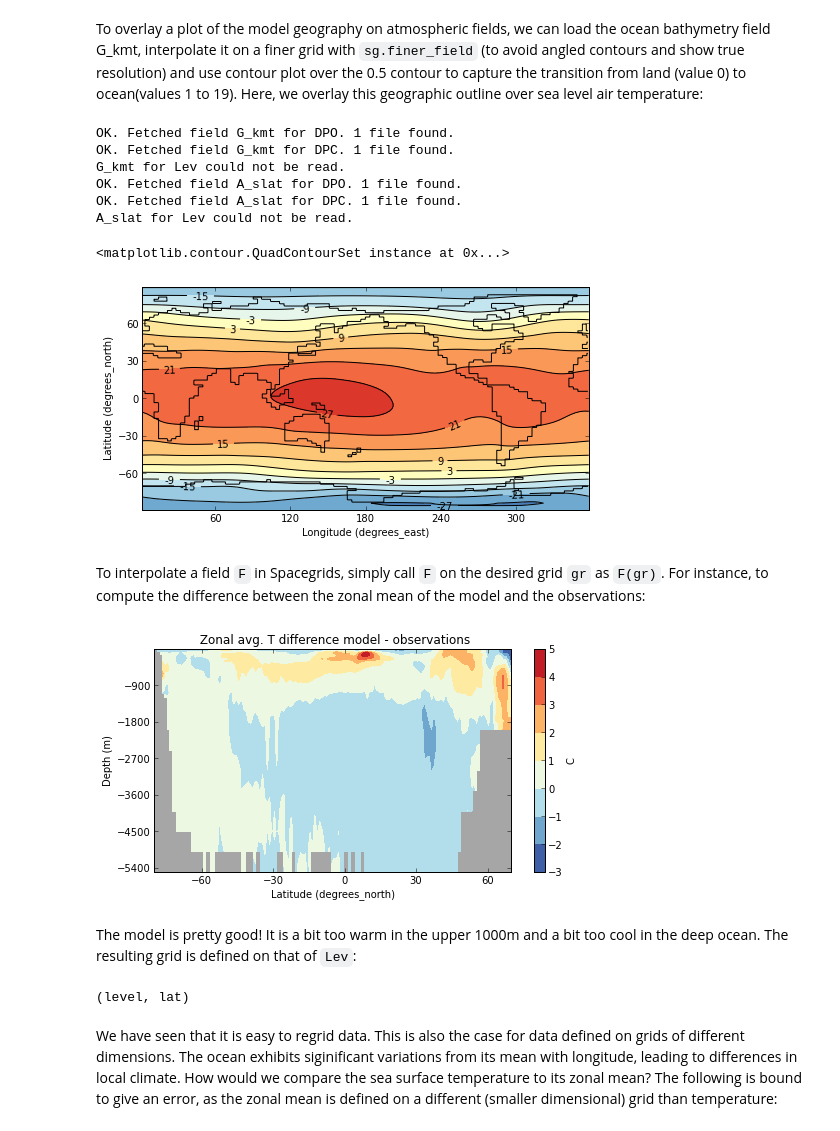
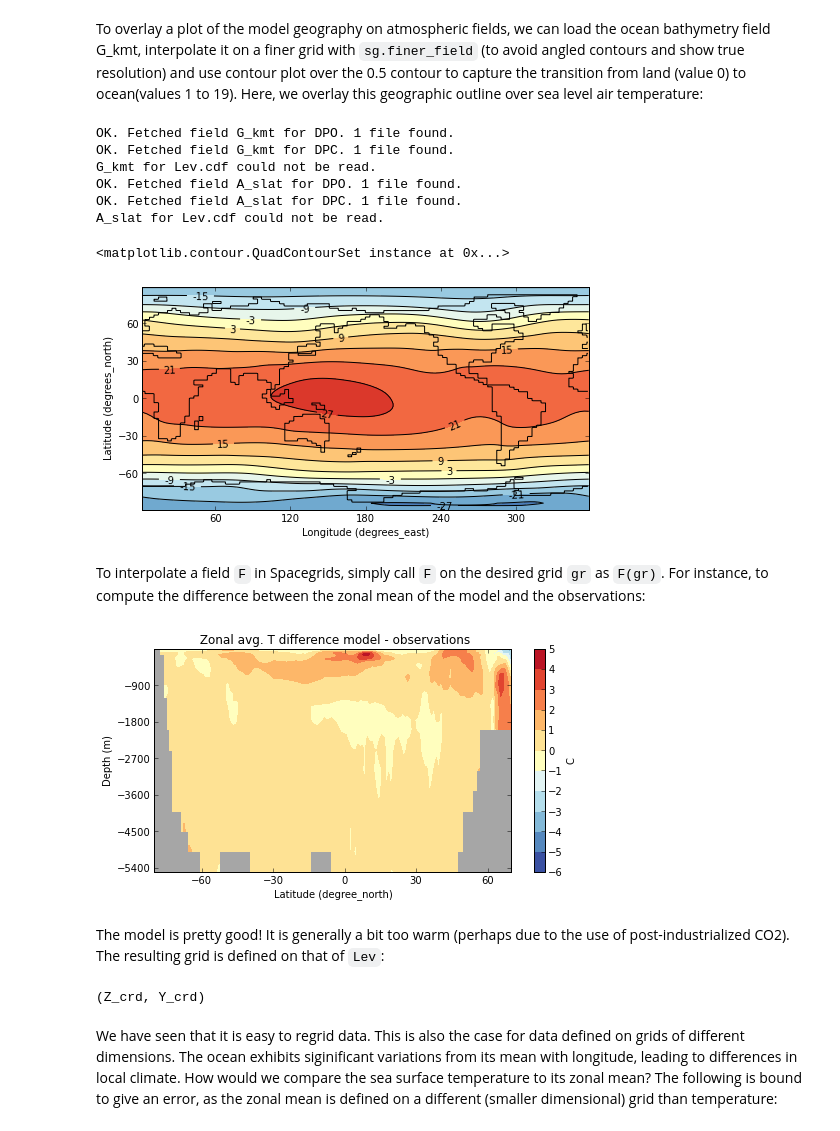
Before and after one commit to wsijp/spacegrids, a Jupyter notebook: Spacegrids.ipynb, the cells around one changed output. Drawn from its saved outputs; the diff is of its cells as text; code cells hidden in the pictures.

````diff
--- a/Spacegrids.ipynb
+++ b/Spacegrids.ipynb
@@ -24,4 +27,4 @@ figsize(8, 4)
 # %% [markdown]
 The info function returns a dictionary of all the available project names and their paths. Here, we have one project (named ```my_project```). Make sure there is at least one project listed when following these examples.
 # %%
-D = sg.info()
+D = sg.info_dict()
@@ -66,5 +68,5 @@ The ocean temperature field is now loaded into memory and associated with the pr
 # %% [markdown]
 Notice that ```O_temp``` has not been loaded for Lev. This is because the Netcdf file inside the ```Lev``` directory follows different naming conventions. Inspection of the Netcdf file in the ```Lev``` directory reveals that temperature is referred to as ```otemp```. To load it, we use:
 # %%
-P.load('otemp')
+P.load('theta')
 # %% [output]
@@ -75,7 +77,7 @@ OK. Fetched field otemp for Lev. 1 file found.
 Now all three temperature fields are loaded. We access the temperature fields of the ```DPO``` experiment and the observations ```Lev``` and test resulting field instances:
 # %%
 TEMP = P['DPO']['O_temp']
-TEMP2 = P['Lev']['otemp']
+TEMP2 = P['Lev.cdf']['theta']
 
 TEMP # a field
 # %% [output]
@@ -222,10 +220,10 @@ sg.contour(sg.finer_field(KMT), colors='k',levels=[0.5,]  )
 # %% [output]
 OK. Fetched field G_kmt for DPO. 1 file found.
 OK. Fetched field G_kmt for DPC. 1 file found.
-G_kmt for Lev could not be read.
+G_kmt for Lev.cdf could not be read.
 OK. Fetched field A_slat for DPO. 1 file found.
 OK. Fetched field A_slat for DPC. 1 file found.
-A_slat for Lev could not be read.
+A_slat for Lev.cdf could not be read.
 <matplotlib.contour.QuadContourSet instance at 0x...>
 [figure]
 # %% [markdown]
@@ -233,24 +231,24 @@
 # %%
 dmTEMP = mTEMP(mTEMP2.gr) - mTEMP2
 # %%
-cont_int = np.arange(-3.,6.,1.)
+cont_int = np.arange(-6.,6.,1.)
 cmap = mpl.cm.RdYlBu_r	# Colormap red yellow blue reversed
 pl1 = sg.contourf(dmTEMP,  levels = cont_int, cmap = cmap);
 
 clb = plt.colorbar(ticks = cont_int)
 clb.set_label(TEMP.units)
 plt.xlim([-80.,70.])
 plt.xticks([-60,-30,0,30,60])
 plt.ylabel('Depth (m)')
 tle = plt.title(' Zonal avg. T difference model - observations')
 # %% [output]
-[figure, old version]
+[figure, new version]
 # %% [markdown]
-The model is pretty good! It is a bit too warm in the upper 1000m and a bit too cool in the deep ocean. The resulting grid is defined on that of ```Lev```:
+The model is pretty good! It is generally a bit too warm (perhaps due to the use of post-industrialized CO2). The resulting grid is defined on that of ```Lev```:
 # %%
 dmTEMP.gr # the resulting grid is that of the Lev data
 # %% [output]
-(level, lat)
+(Z_crd, Y_crd)
 # %% [markdown]
 We have seen that it is easy to regrid data. This is also the case for data defined on grids of different dimensions. The ocean exhibits siginificant variations from its mean with longitude, leading to differences in local climate. How would we compare the sea surface temperature to its zonal mean? The following is bound to give an error, as the zonal mean is defined on a different (smaller dimensional) grid than temperature:
 # %%
````
Also changed, not shown: parts of 22 cells of this notebook, 3 other files.
